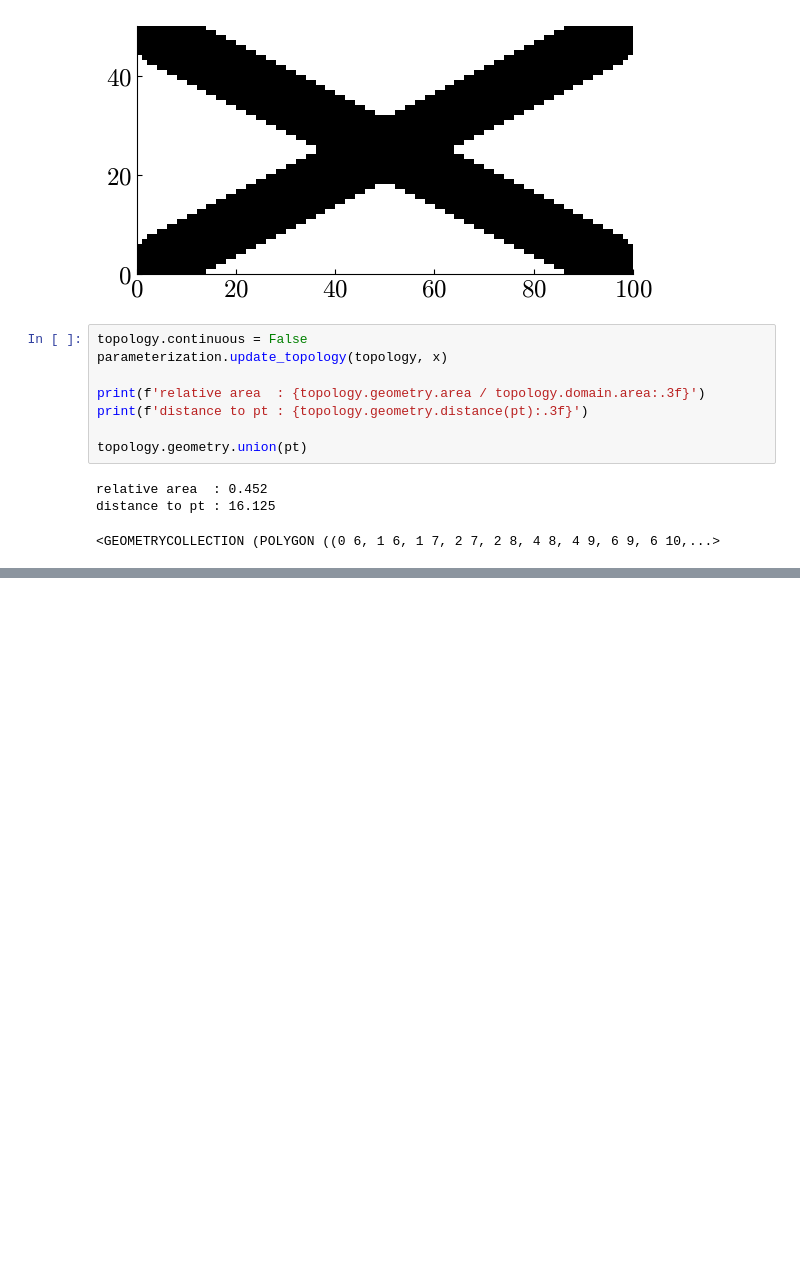
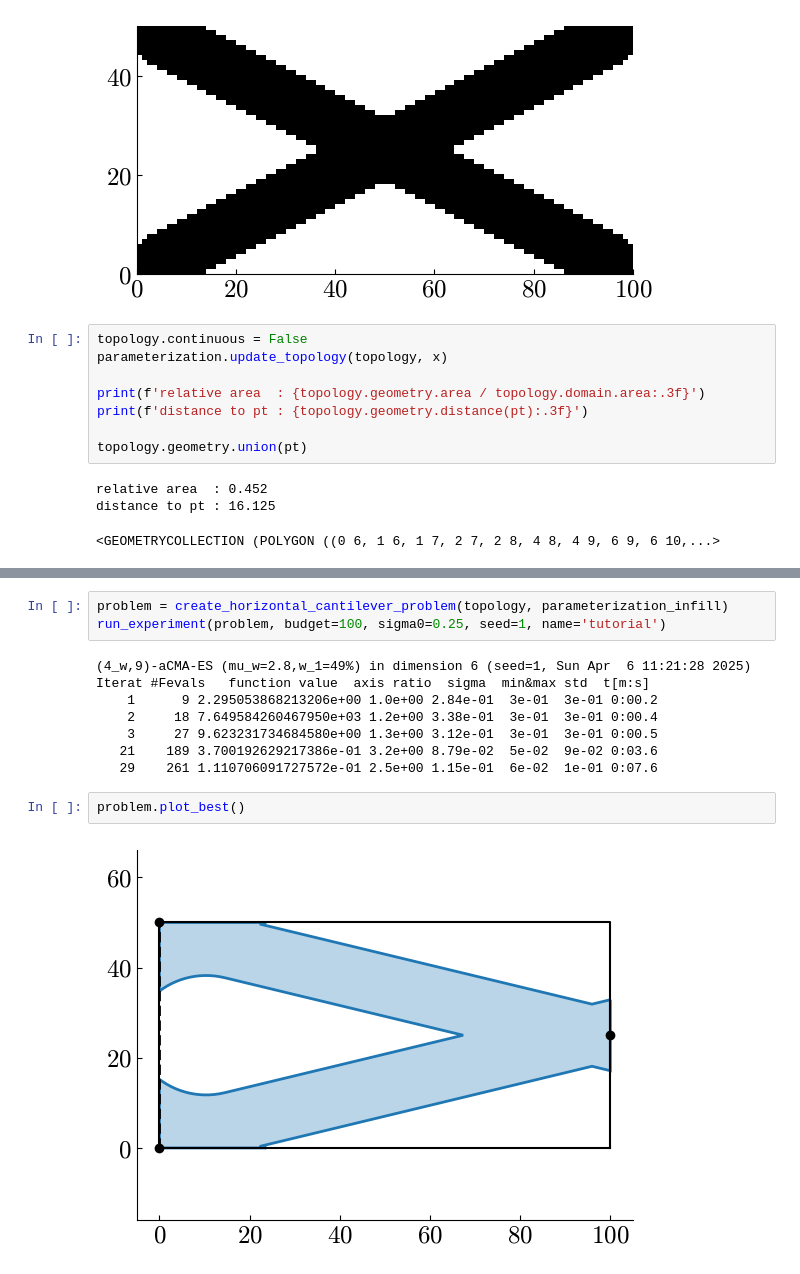
Before and after one commit to jelle-westra/tobbo, a Jupyter notebook: tutorial.ipynb, the cells around one changed output, grey strips where cells are left out. Saved outputs shown, nothing was run; the diff lists cells and outputs as text; blank space fills up the shorter version.

```diff
--- a/tutorial.ipynb
+++ b/tutorial.ipynb
@@ -176,0 +179,15 @@ topology.geometry.area / topology.domain.area
+# %%
+problem = create_horizontal_cantilever_problem(topology, parameterization_infill)
+run_experiment(problem, budget=100, sigma0=0.25, seed=1, name='tutorial')
+# %% [output]
+(4_w,9)-aCMA-ES (mu_w=2.8,w_1=49%) in dimension 6 (seed=1, Sun Apr  6 11:21:28 2025)
+Iterat #Fevals   function value  axis ratio  sigma  min&max std  t[m:s]
+    1      9 2.295053868213206e+00 1.0e+00 2.84e-01  3e-01  3e-01 0:00.2
+    2     18 7.649584260467950e+03 1.2e+00 3.38e-01  3e-01  3e-01 0:00.4
+    3     27 9.623231734684580e+00 1.3e+00 3.12e-01  3e-01  3e-01 0:00.5
+   21    189 3.700192629217386e-01 3.2e+00 8.79e-02  5e-02  9e-02 0:03.6
+   29    261 1.110706091727572e-01 2.5e+00 1.15e-01  6e-02  1e-01 0:07.6
+# %%
+problem.plot_best()
+# %% [output]
+[figure, added]
```
Also changed, not shown: parts of 15 cells of this notebook.
